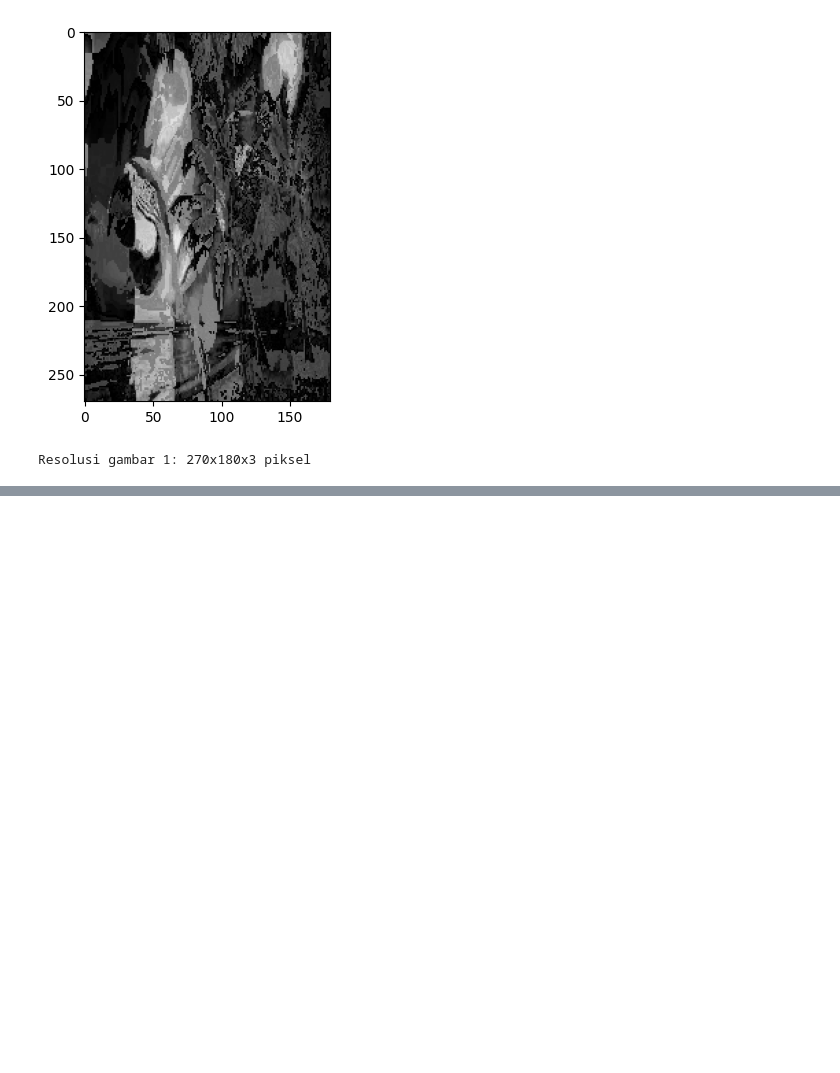
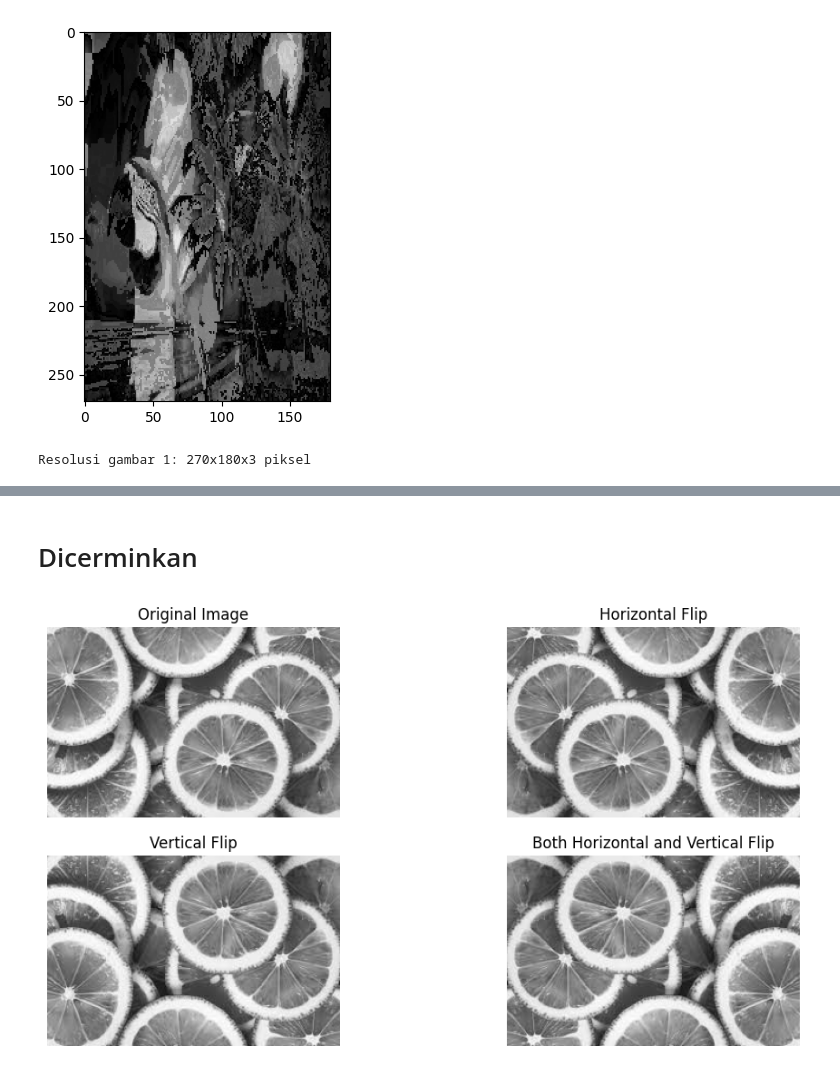
Before and after one commit to Intanpratiwiiii/Intann, a Jupyter notebook: LatihanOperasi_Dasar_Digital_Image_Processing.ipynb, the cells around one changed output, grey strips where cells are left out. Cells and saved outputs as stored; diff of their text form; code cells hidden in the pictures; blank space fills up the shorter version.

```diff
--- a/LatihanOperasi_Dasar_Digital_Image_Processing.ipynb
+++ b/LatihanOperasi_Dasar_Digital_Image_Processing.ipynb
@@ -204,0 +263,44 @@ Resolusi gambar 1: 270x180x3 piksel
+# %% [markdown]
+# Dicerminkan
+# %%
+# prompt: please make code for reflection using opencv
+
+import matplotlib.pyplot as plt
+# Load the image
+image = cv2.imread('gambar1.png')
+
+# Flip the image horizontally
+flipped_horizontal = cv2.flip(image, 1)
+
+# Flip the image vertically
+flipped_vertical = cv2.flip(image, 0)
+
+# Flip the image both horizontally and vertically
+flipped_both = cv2.flip(image, -1)
+
+# Display the original and flipped images
+plt.figure(figsize=(12, 6))
+
+plt.subplot(2, 2, 1)
+plt.imshow(cv2.cvtColor(image, cv2.COLOR_BGR2RGB))
+plt.title("Original Image")
+plt.axis('off')
+
+plt.subplot(2, 2, 2)
+plt.imshow(cv2.cvtColor(flipped_horizontal, cv2.COLOR_BGR2RGB))
+plt.title("Horizontal Flip")
+plt.axis('off')
+
+plt.subplot(2, 2, 3)
+plt.imshow(cv2.cvtColor(flipped_vertical, cv2.COLOR_BGR2RGB))
+plt.title("Vertical Flip")
+plt.axis('off')
+
+plt.subplot(2, 2, 4)
+plt.imshow(cv2.cvtColor(flipped_both, cv2.COLOR_BGR2RGB))
+plt.title("Both Horizontal and Vertical Flip")
+plt.axis('off')
+
+plt.show()
+# %% [output]
+[figure, added]
```
Also changed, not shown: parts of 10 cells of this notebook.
